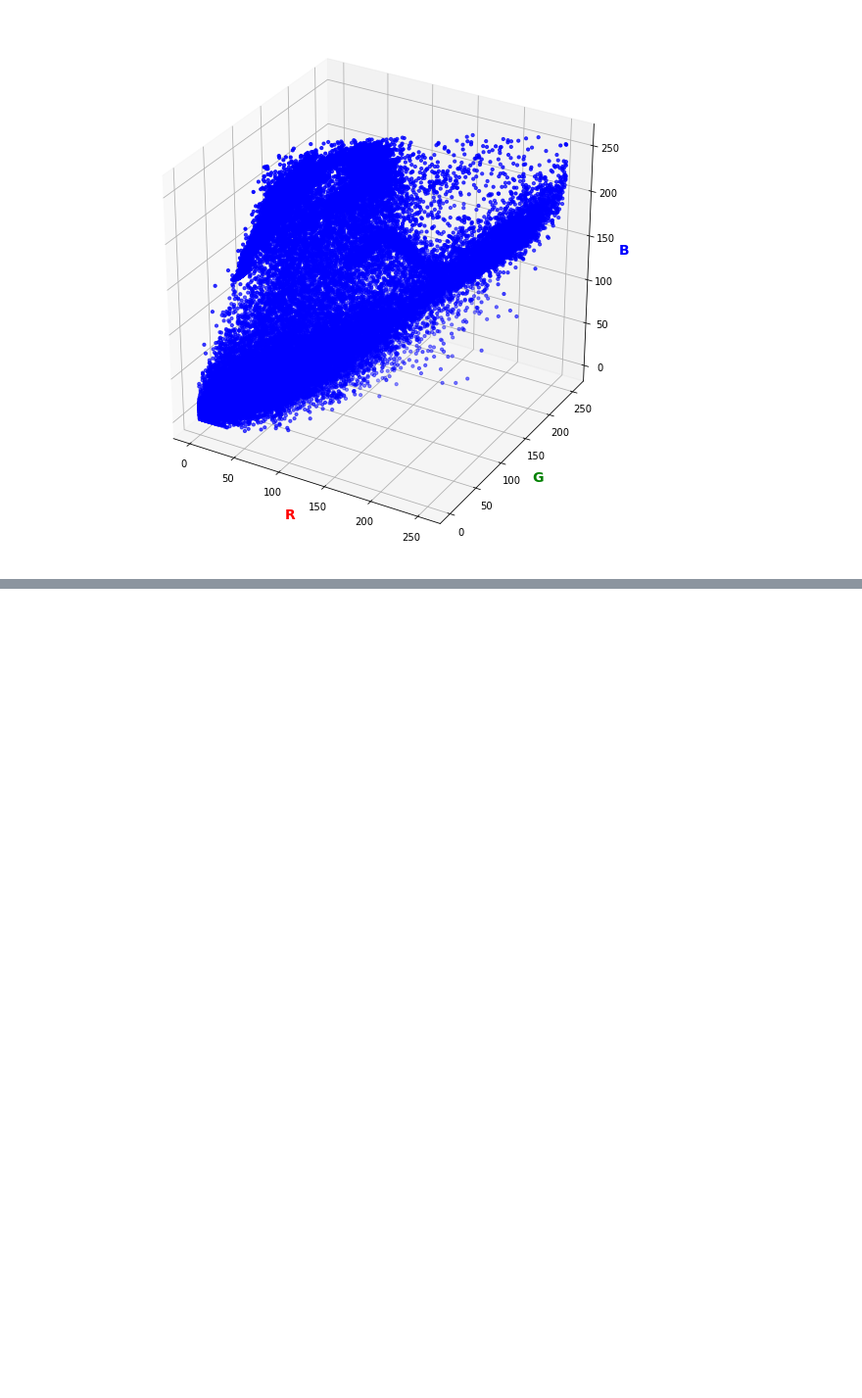
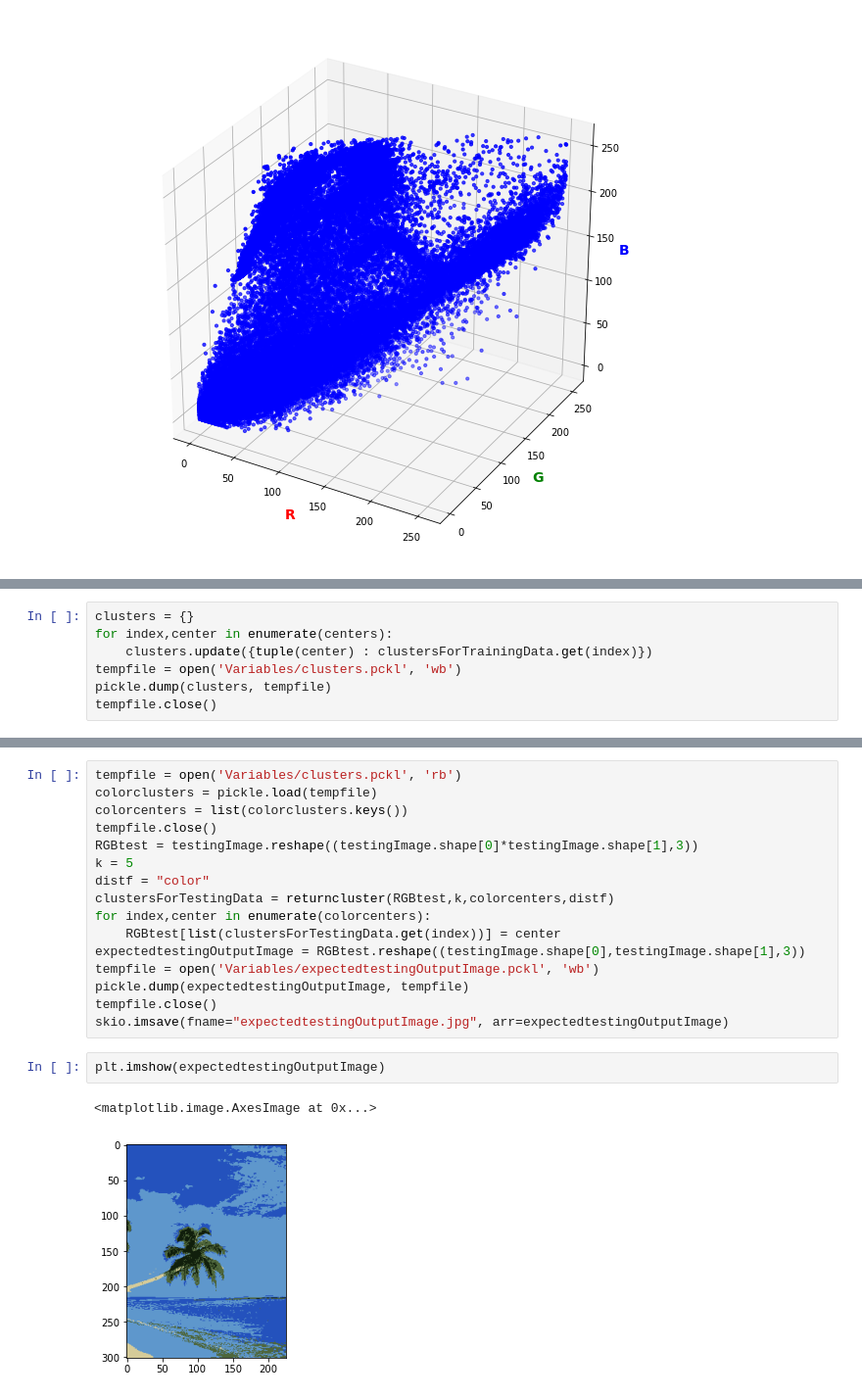
Before and after one commit to jainsanyam786/Intro_To_AI, a Jupyter notebook: Project4/Image_Recoloration.ipynb, the cells around one changed output, grey strips where cells are left out. Shown at 98% size. Cells and saved outputs as stored; diff of their text form; blank space fills up the shorter version.

```diff
--- a/Project4/Image_Recoloration.ipynb
+++ b/Project4/Image_Recoloration.ipynb
@@ -192,0 +173,7 @@ plt.imshow(testingImage_gray,cmap=plt.cm.gray)
+# %%
+clusters = {}
+for index,center in enumerate(centers):
+    clusters.update({tuple(center) : clustersForTrainingData.get(index)})
+tempfile = open('Variables/clusters.pckl', 'wb')
+pickle.dump(clusters, tempfile)
+tempfile.close()
@@ -192,0 +202,21 @@ plt.imshow(testingImage_gray,cmap=plt.cm.gray)
+# %%
+tempfile = open('Variables/clusters.pckl', 'rb')
+colorclusters = pickle.load(tempfile)
+colorcenters = list(colorclusters.keys())
+tempfile.close()
+RGBtest = testingImage.reshape((testingImage.shape[0]*testingImage.shape[1],3))
+k = 5
+distf = "color"
+clustersForTestingData = returncluster(RGBtest,k,colorcenters,distf)
+for index,center in enumerate(colorcenters):
+    RGBtest[list(clustersForTestingData.get(index))] = center
+expectedtestingOutputImage = RGBtest.reshape((testingImage.shape[0],testingImage.shape[1],3))
+tempfile = open('Variables/expectedtestingOutputImage.pckl', 'wb')
+pickle.dump(expectedtestingOutputImage, tempfile)
+tempfile.close()
+skio.imsave(fname="expectedtestingOutputImage.jpg", arr=expectedtestingOutputImage)
+# %%
+plt.imshow(expectedtestingOutputImage)
+# %% [output]
+<matplotlib.image.AxesImage at 0x...>
+[figure, added]
```
Also changed, not shown: parts of 57 cells of this notebook, 12 other files.
